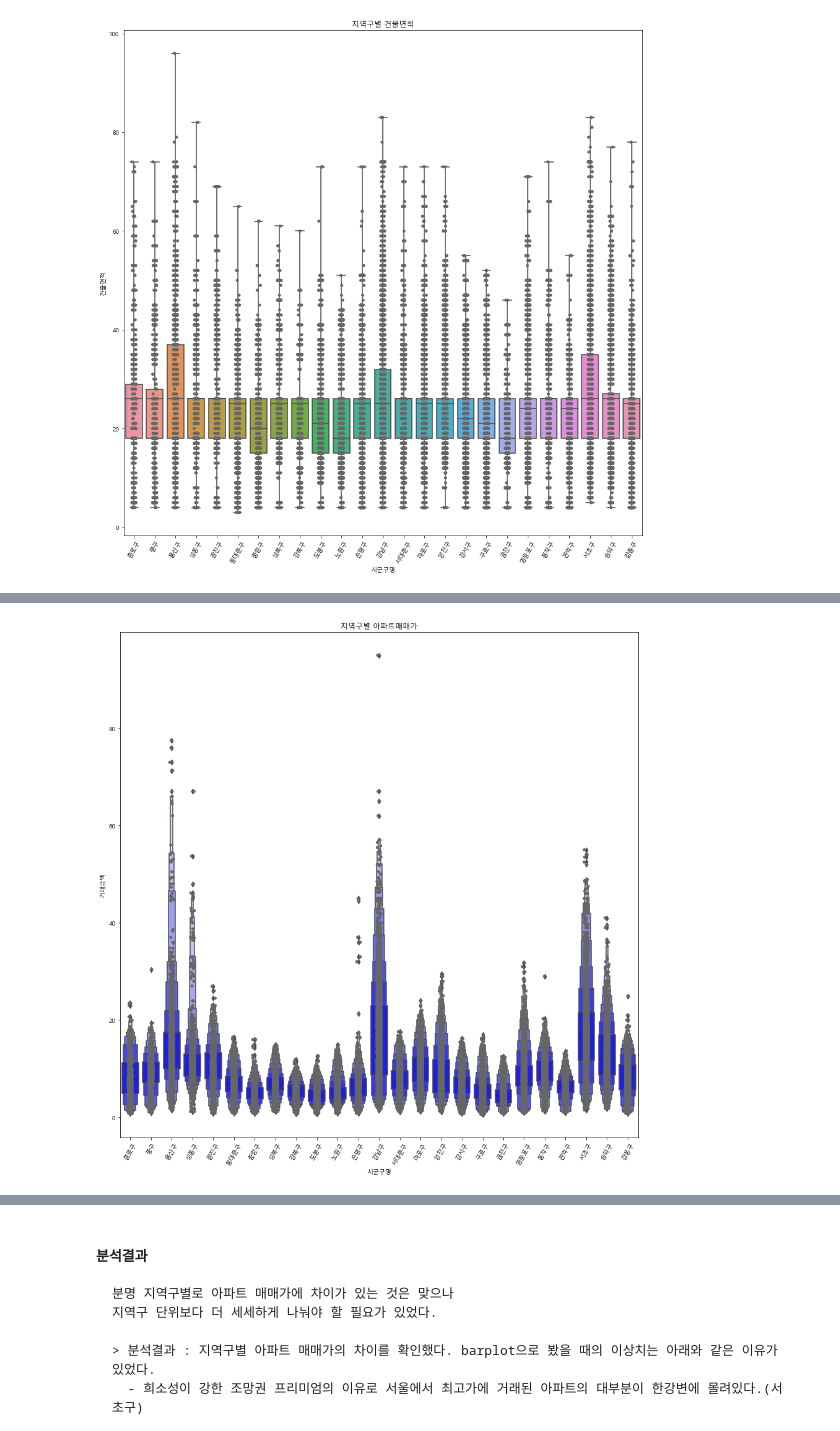
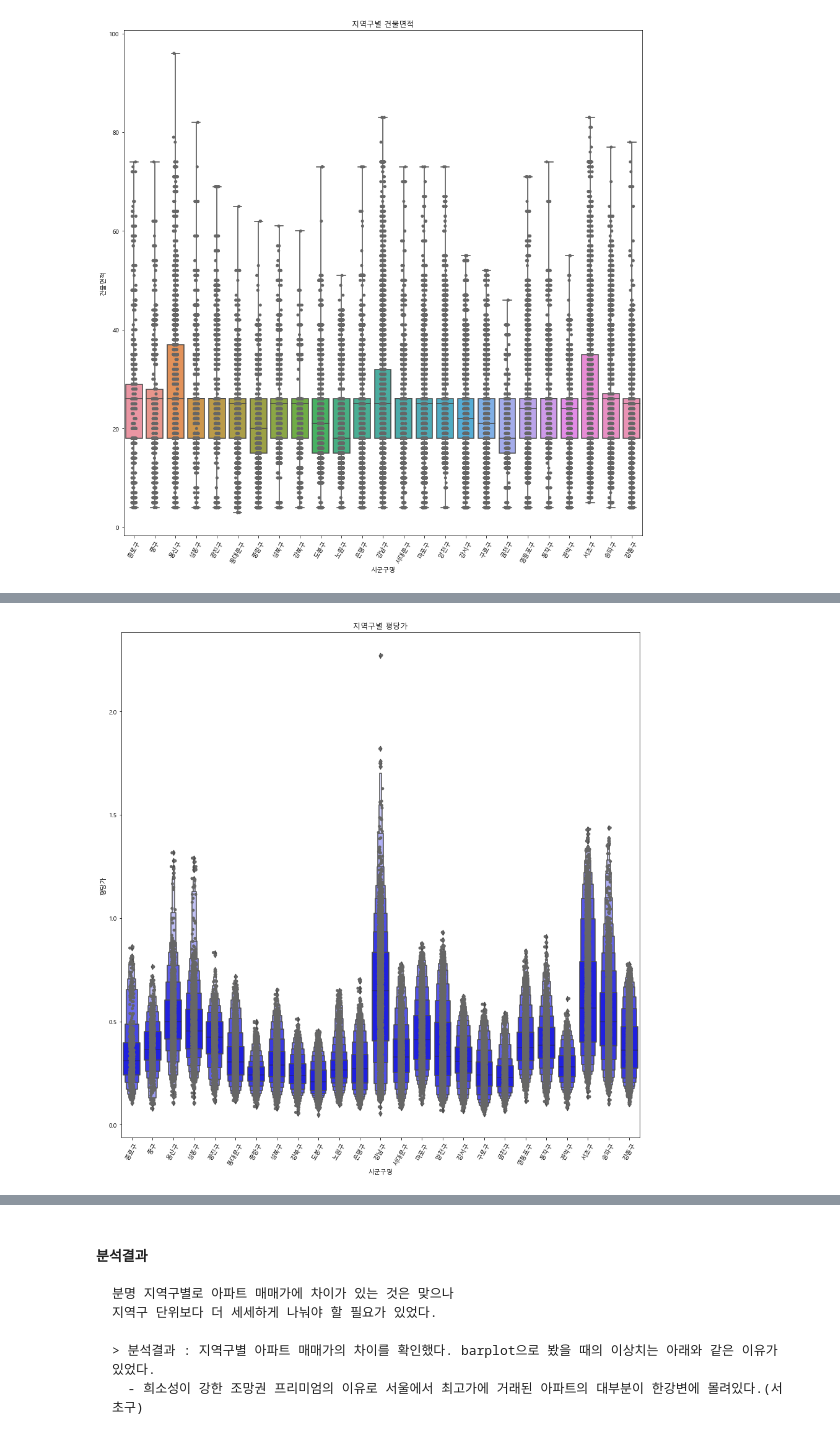
Before and after one commit to owenyi/encore-ai, a Jupyter notebook: PJT/pr02/pr02.ipynb, the cells around one changed output, grey strips where cells are left out. Cells and saved outputs as stored; diff of their text form; code cells hidden in the pictures.

```diff
--- a/PJT/pr02/pr02.ipynb
+++ b/PJT/pr02/pr02.ipynb
@@ -59,7 +59,7 @@ else:
 # %% [markdown]
 ### 1. 법정동코드 가공
 # %%
-locCode = pd.read_excel('../data/법정동코드.xlsx')
+locCode = pd.read_excel('../../data/법정동코드.xlsx')
 locCode.head()
 # %% [output]
 |  | 법정동코드 | 시도명 | 시군구명 | 읍면동명 | 동리명 | 생성일자 | 말소일자 |
@@ -116,7 +116,7 @@ loc.head()
 ### 2. 실거래가 데이터 가공
 # %%
 # 실거래가 데이터 불러오기
-apt = pd.read_csv('../data/2020년 서울 아파트 실거래가.csv', encoding="cp949")
+apt = pd.read_csv('../../data/2020년 서울 아파트 실거래가.csv', encoding="cp949")
 apt.head()
 # %% [output]
 |  | 법정동명 | 건물면적 | 층정보 | 건물주용도코드 | 건물주용도 | 거래금액 | 건축년도 | 아파트명 |
@@ -504,3 +542,7 @@ sns.stripplot(x='시군구명', y='건물면적', data=loc_apt, jitter=True, col
 plt.show()
 # %% [output]
 [figure]
+# %%
+loc_apt = loc_apt
+loc_apt['평당가'] = loc_apt['거래금액'] / loc_apt['건물면적']
+loc_apt
@@ -507,12 +563,12 @@ plt.show()
 # %%
 plt.figure(figsize=(15, 15))
 plt.xticks(rotation=60)
-plt.title('지역구별 아파트매매가')
-sns.boxenplot(x="시군구명", y="거래금액",
+plt.title('지역구별 평당가')
+sns.boxenplot(x="시군구명", y="평당가",
               color="b",
               scale="linear",
               data=loc_apt)
-sns.stripplot(x='시군구명', y='거래금액', data=loc_apt, jitter=True, color="0.4")
+sns.stripplot(x='시군구명', y='평당가', data=loc_apt, jitter=True, color="0.4")
 plt.show()
 # %% [output]
-[figure, old version]
+[figure, new version]
```
Also changed, not shown: parts of 14 cells of this notebook.
